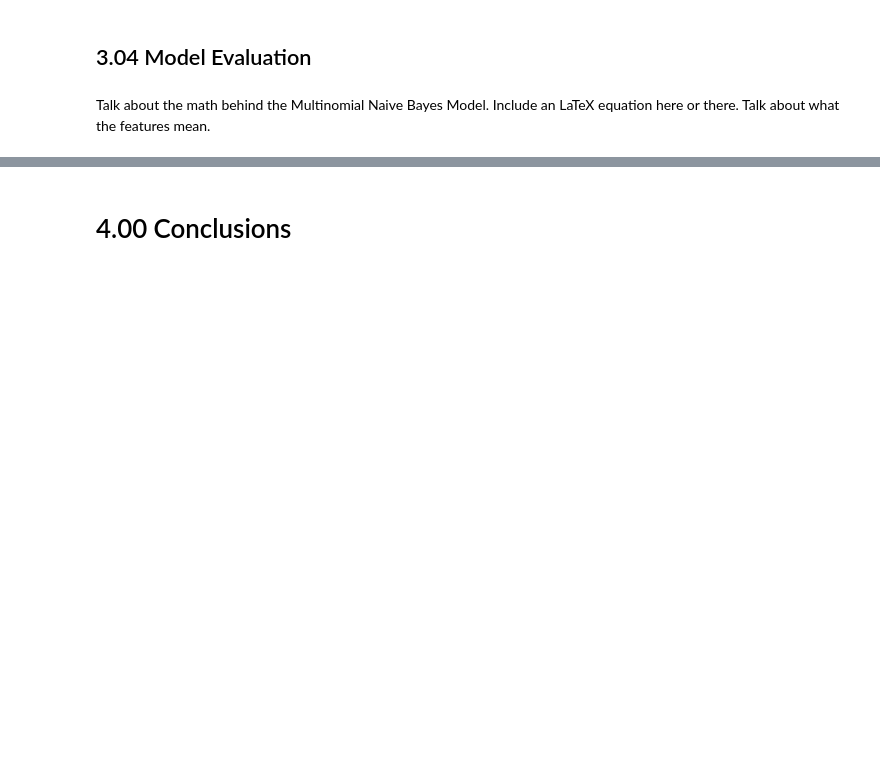
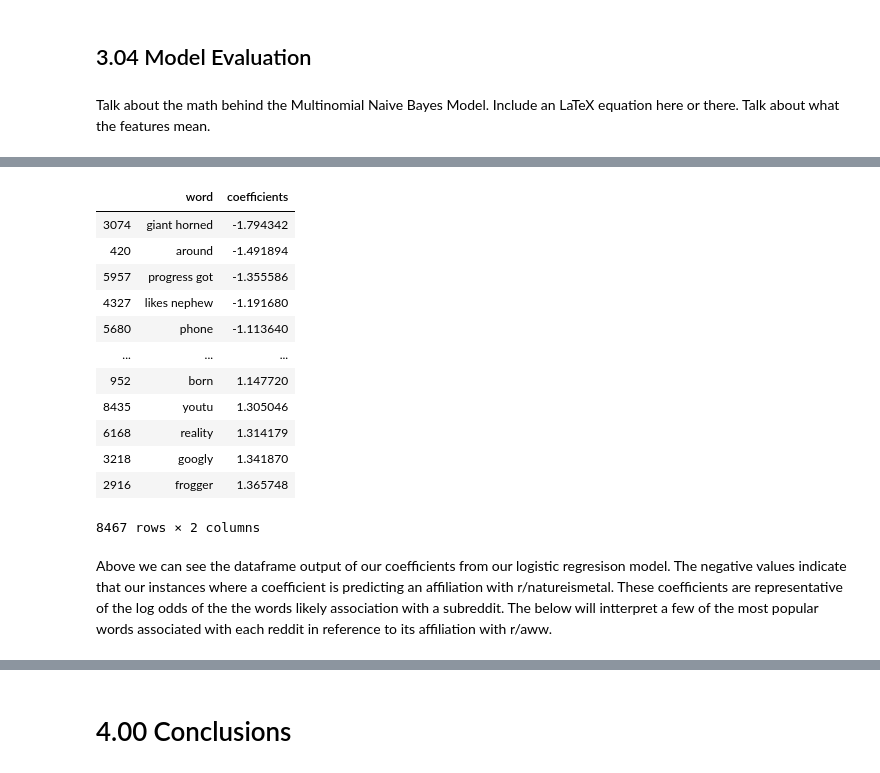
Before and after one commit to chriskuz/reddit_project, a Jupyter notebook: code/project_3_main.ipynb, the cells around one changed output, grey strips where cells are left out. Saved outputs shown, nothing was run; the diff lists cells and outputs as text; code cells hidden in the pictures; blank space fills up the shorter version.

Commit message:
Almost done with Model Evaluation. Going through conclusions. Almost done with references. Must make readme and executive summary

```diff
--- a/code/project_3_main.ipynb
+++ b/code/project_3_main.ipynb
@@ -884,0 +879,17 @@ tvec_mnb_cv.best_estimator_.steps[0]
+# %%
+cvec_log_params = {
+    'cvec__max_features': [20_000],
+    'cvec__ngram_range': [(1,2)],
+    'cvec__stop_words': [custom_stopwords],
+
+    'logreg__solver': ['lbfgs']} #list of parameters in CVEC log pipeline
+
+cvec_log_pipe = Pipeline(cvec_log) #instatiated my pipeline for the CVEC logistic regression
+
+cvec_log_cv = GridSearchCV(cvec_log_pipe, cvec_log_params, cv = 5, scoring= 'accuracy') #crossvalidated gridsearch
+cvec_log_cv.fit(X_test, y_test)
+print(f'The best cross validated score using logistic regression with the Count Vectorizer features is: {cvec_log_cv.best_score_}')
+testpred = cvec_log_cv.predict(X_test)
+testcm = confusion_matrix(y_test, testpred)
+cm_df = pd.DataFrame(testcm, columns=['Testing Predicted r/aww', 'Testing Predicted r/natureismetal'], index=['Testing Actual r/aww', 'Testing Actual r/natureismetal'])
+cm_df
@@ -884,0 +903,25 @@ tvec_mnb_cv.best_estimator_.steps[0]
+# %%
+words_df = pd.DataFrame(cvec_log_cv.best_estimator_.steps[0][1].vocabulary_, index = cvec_log_cv.best_estimator_.steps[0][1].vocabulary_.values()) #converts our vocabulary dictionary into a dataframe
+words_df['unique_unique_unique_unique'] = words_df.columns #makes a super unique column of just the words with respect to their positional argument. the reason why this column is called this is because we dont want an instance of overwriting any actual meaningful word column with our column of types of words found in the model. we rely on the idea that nobody has every written a submission title of "unique_unique_unique_unique". If so, then this was pointless.
+vocabulary_df = words_df['unique_unique_unique_unique'] #masks a new dataframe to eliminate the improper dataframe rows and columns
+another_step = vocabulary_df.to_frame() #converts our series to an actual dataframe
+useable_vocabulary_df = cp.deepcopy(another_step) #makes an unattached copy of this dataframe for easier handling
+useable_vocabulary_df.rename(columns = {'unique_unique_unique_unique': 'word'}, inplace = True) #finally names our word column appropriately
+useable_vocabulary_df['coefficients'] = cvec_log_cv.best_estimator_.steps[1][1].coef_[0] #adds values to our new dataframe with the the proper indexing
+useable_vocabulary_df.sort_values(by = 'coefficients') #we sort our dataframe by the coefficients column to find out useful information
+# %% [output]
+|  | word | coefficients |
+| 3074 | giant horned | -1.794342 |
+| 420 | around | -1.491894 |
+| 5957 | progress got | -1.355586 |
+| 4327 | likes nephew | -1.191680 |
+| 5680 | phone | -1.113640 |
+| ... | ... | ... |
+| 952 | born | 1.147720 |
+| 8435 | youtu | 1.305046 |
+| 6168 | reality | 1.314179 |
+| 3218 | googly | 1.341870 |
+| 2916 | frogger | 1.365748 |
+8467 rows × 2 columns
+# %% [markdown]
+Above we can see the dataframe output of our coefficients from our logistic regresison model. The negative values indicate that our instances where a coefficient is predicting an affiliation with r/natureismetal. These coefficients are representative of the log odds of the the words likely association with a subreddit. The below will intterpret a few of the most popular words associated with each reddit in reference to its affiliation with r/aww.
```
Also changed, not shown: parts of 14 cells of this notebook.
